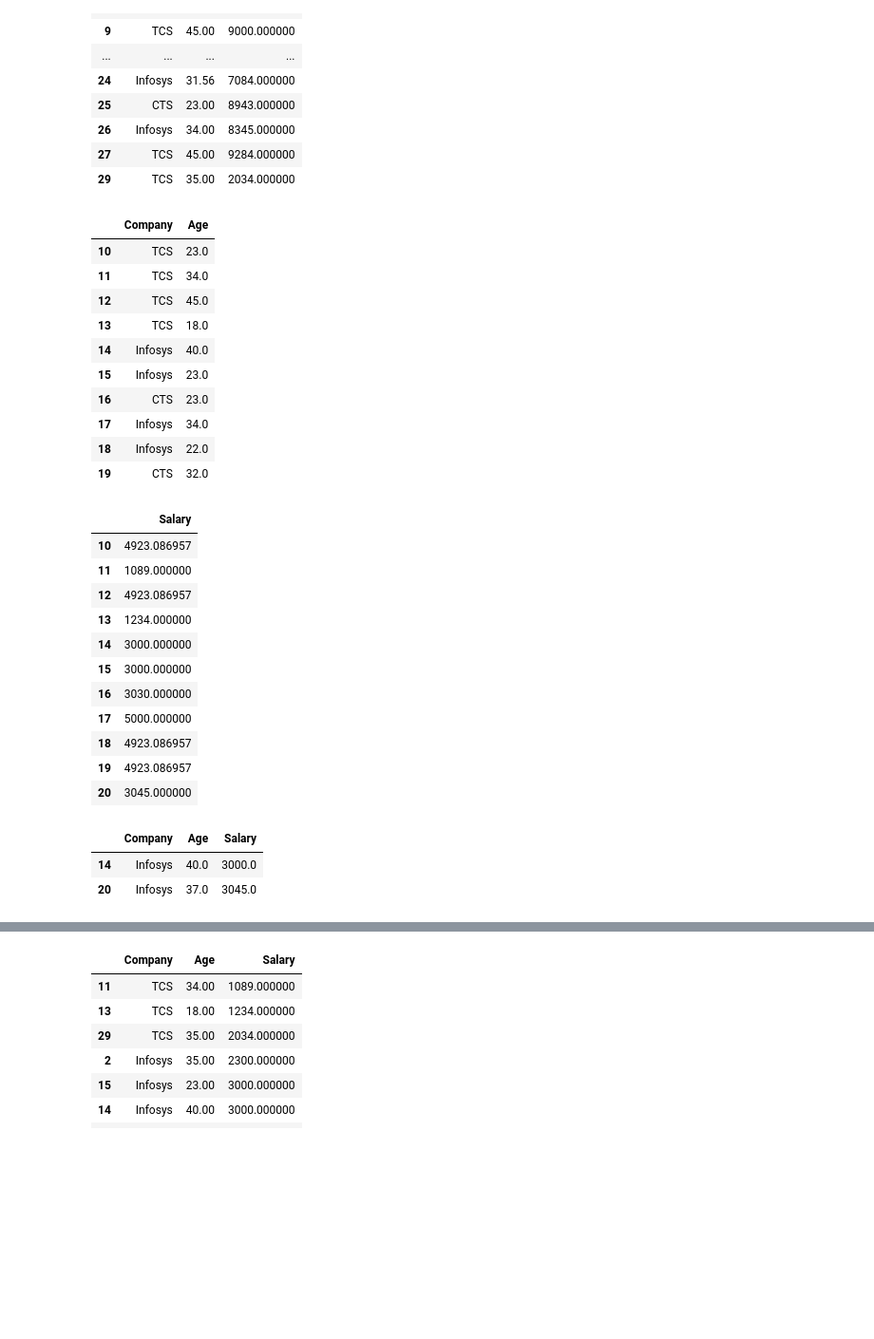
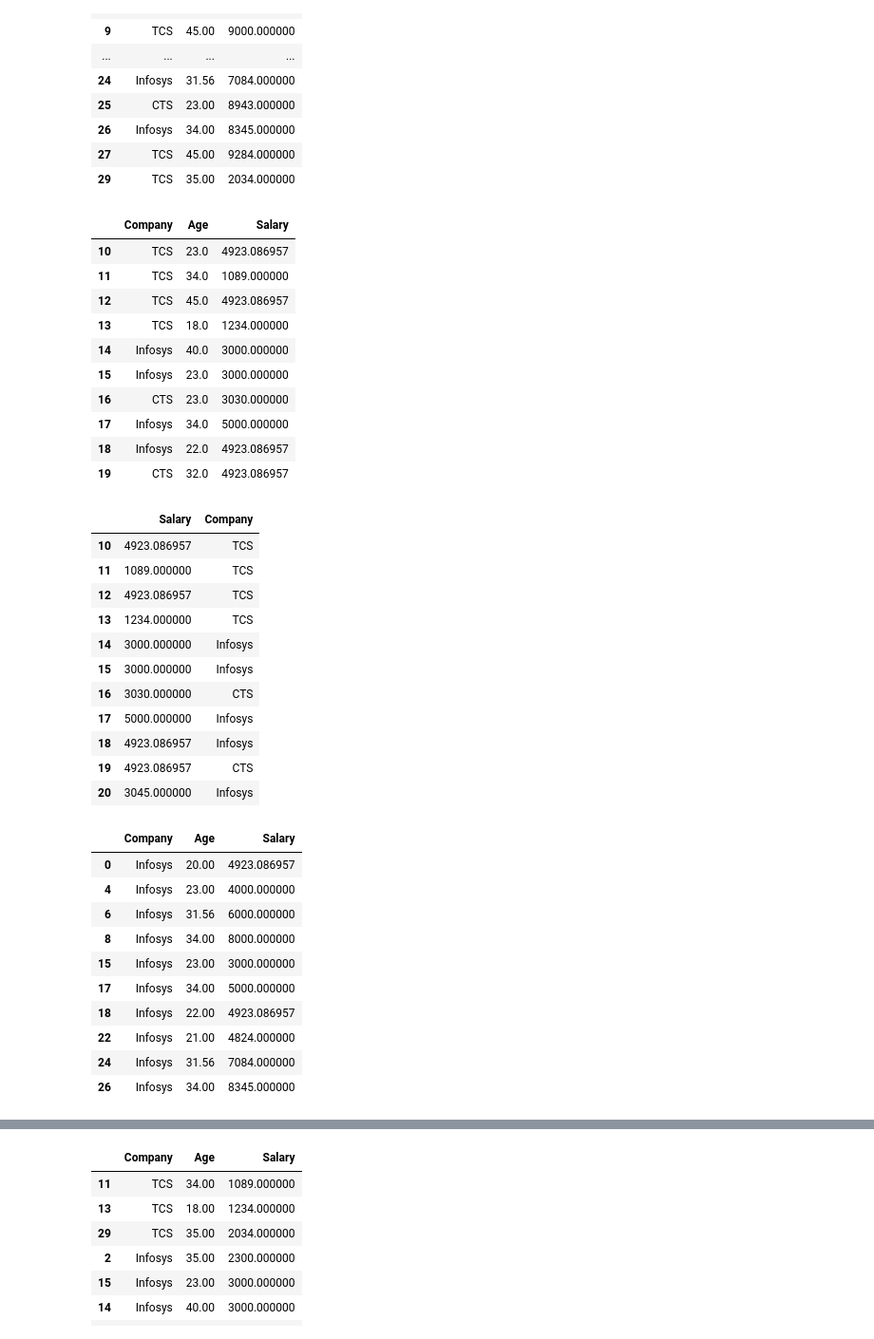
Before and after one commit to RaghulRameshTrainer/Ericsson_july2022, a Jupyter notebook: pandas_ex.ipynb, the cells around one changed output, grey strips where cells are left out. Shown at 95% size. Saved outputs shown, nothing was run; the diff lists cells and outputs as text; code cells hidden in the pictures; blank space fills up the shorter version.

```diff
--- a/pandas_ex.ipynb
+++ b/pandas_ex.ipynb
@@ -182,38 +206,46 @@ df
 # %%
 # loc , iloc
 # %%
-df.iloc[10:20,0:2]
+df.iloc[10:20,0:3]
 # %% [output]
-|  | Company | Age |
-| 10 | TCS | 23.0 |
-| 11 | TCS | 34.0 |
-| 12 | TCS | 45.0 |
-| 13 | TCS | 18.0 |
-| 14 | Infosys | 40.0 |
-| 15 | Infosys | 23.0 |
-| 16 | CTS | 23.0 |
-| 17 | Infosys | 34.0 |
-| 18 | Infosys | 22.0 |
-| 19 | CTS | 32.0 |
+|  | Company | Age | Salary |
+| 10 | TCS | 23.0 | 4923.086957 |
+| 11 | TCS | 34.0 | 1089.000000 |
+| 12 | TCS | 45.0 | 4923.086957 |
+| 13 | TCS | 18.0 | 1234.000000 |
+| 14 | Infosys | 40.0 | 3000.000000 |
+| 15 | Infosys | 23.0 | 3000.000000 |
+| 16 | CTS | 23.0 | 3030.000000 |
+| 17 | Infosys | 34.0 | 5000.000000 |
+| 18 | Infosys | 22.0 | 4923.086957 |
+| 19 | CTS | 32.0 | 4923.086957 |
 # %%
-df.loc[10:20,['Salary']]
+df.loc[10:20,['Salary','Company']]
 # %% [output]
-|  | Salary |
-| 10 | 4923.086957 |
-| 11 | 1089.000000 |
-| 12 | 4923.086957 |
-| 13 | 1234.000000 |
-| 14 | 3000.000000 |
-| 15 | 3000.000000 |
-| 16 | 3030.000000 |
-| 17 | 5000.000000 |
-| 18 | 4923.086957 |
-| 19 | 4923.086957 |
-| 20 | 3045.000000 |
+|  | Salary | Company |
+| 10 | 4923.086957 | TCS |
+| 11 | 1089.000000 | TCS |
+| 12 | 4923.086957 | TCS |
+| 13 | 1234.000000 | TCS |
+| 14 | 3000.000000 | Infosys |
+| 15 | 3000.000000 | Infosys |
+| 16 | 3030.000000 | CTS |
+| 17 | 5000.000000 | Infosys |
+| 18 | 4923.086957 | Infosys |
+| 19 | 4923.086957 | CTS |
+| 20 | 3045.000000 | Infosys |
 # %%
-df[(df['Company']=='Infosys') & (df['Age']> 35)]
+df[(df['Company']=='Infosys') & (df['Age'] <  35)]
 # %% [output]
 |  | Company | Age | Salary |
-| 14 | Infosys | 40.0 | 3000.0 |
-| 20 | Infosys | 37.0 | 3045.0 |
+| 0 | Infosys | 20.00 | 4923.086957 |
+| 4 | Infosys | 23.00 | 4000.000000 |
+| 6 | Infosys | 31.56 | 6000.000000 |
+| 8 | Infosys | 34.00 | 8000.000000 |
+| 15 | Infosys | 23.00 | 3000.000000 |
+| 17 | Infosys | 34.00 | 5000.000000 |
+| 18 | Infosys | 22.00 | 4923.086957 |
+| 22 | Infosys | 21.00 | 4824.000000 |
+| 24 | Infosys | 31.56 | 7084.000000 |
+| 26 | Infosys | 34.00 | 8345.000000 |
 # %%
```
Also changed, not shown: parts of 13 cells of this notebook.
